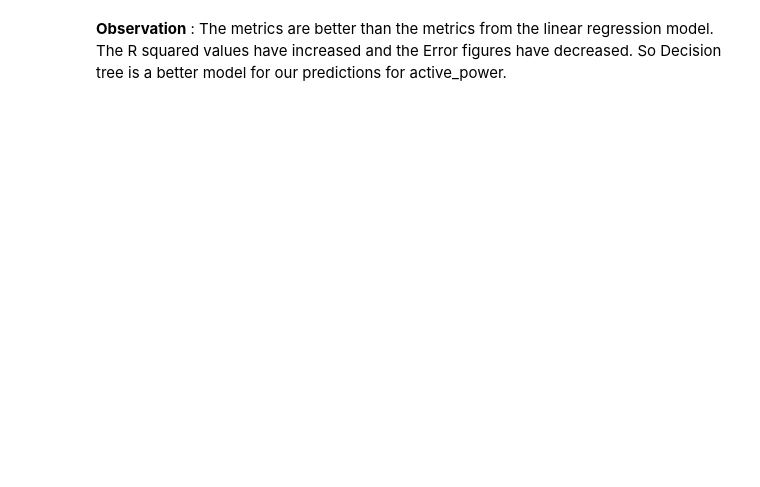
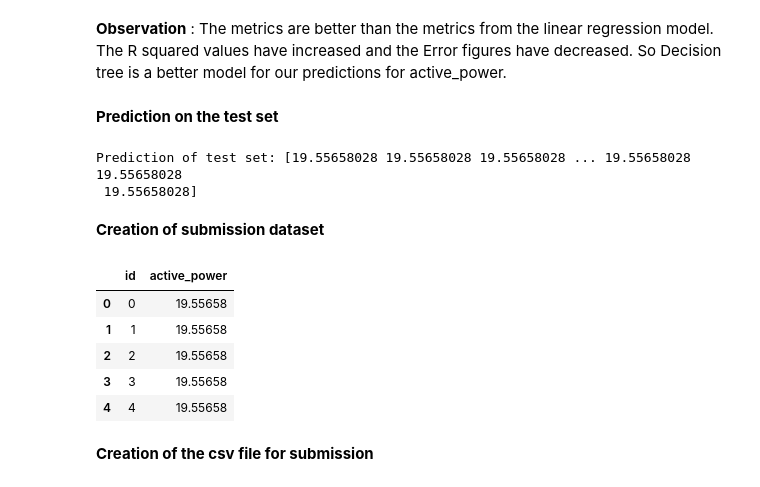
Before and after one commit to madhumitafilos/Collab, a Jupyter notebook: Madhumita_DecisionTree_Intermediate.ipynb, the cells around one changed output. Cells and saved outputs as stored; diff of their text form; code cells hidden in the pictures; blank space fills up the shorter version.

```diff
--- a/Madhumita_DecisionTree_Intermediate.ipynb
+++ b/Madhumita_DecisionTree_Intermediate.ipynb
@@ -51,4 +51,4 @@ train_X, test_X, train_y, test_y = train_test_split(X, y, test_size = 0.3, rando
 **Building Decision Tree Classifier using Regression tree**
 # %%
 wind_regression_tree = DecisionTreeRegressor(criterion= 'squared_error', max_depth= 3)
-wind_regression_tree.fit(train_X, train_y)
+wind_regression_tree_lr = wind_regression_tree.fit(train_X, train_y)
@@ -100,2 +98,33 @@ Root Mean Square Error: 65.45623120610229
 # %% [markdown]
 **Observation** : The metrics are better than the metrics from the linear regression model. The R squared values have increased and the Error figures have decreased. So Decision tree is a better model for our predictions for active_power.
+# %% [markdown]
+**Prediction on the test set**
+# %%
+#Prediction of test set
+#Reading test data file
+test_data = pd.read_csv('/content/drive/MyDrive/test_data.csv')
+#Taking only a subset of columns for test data in the dataframe
+test_data_X = test_data[['pitch_angle','reactive_power','nacelle_temp','wind_speed_avg','rotor_angular_velocity']]
+#Predicting the actual_power for the test data set
+y_test_data_predict = wind_regression_tree_lr.predict(test_data_X)
+#Predicted values for the test data set
+print("Prediction of test set: {}".format(y_test_data_predict))
+# %% [output]
+Prediction of test set: [19.55658028 19.55658028 19.55658028 ... 19.55658028 19.55658028
+ 19.55658028]
+# %% [markdown]
+**Creation of submission dataset**
+# %%
+submission_MX = pd.DataFrame(data=y_test_data_predict, columns=["active_power"])
+submission_MX.reset_index(inplace=True)
+submission_MX = submission_MX.rename(columns = {'index':'id'})
+submission_MX.head()
+# %% [output]
+|  | id | active_power |
+| 0 | 0 | 19.55658 |
+| 1 | 1 | 19.55658 |
+| 2 | 2 | 19.55658 |
+| 3 | 3 | 19.55658 |
+| 4 | 4 | 19.55658 |
+# %% [markdown]
+**Creation of the csv file for submission**
```
Also changed, not shown: parts of 3 cells of this notebook.
